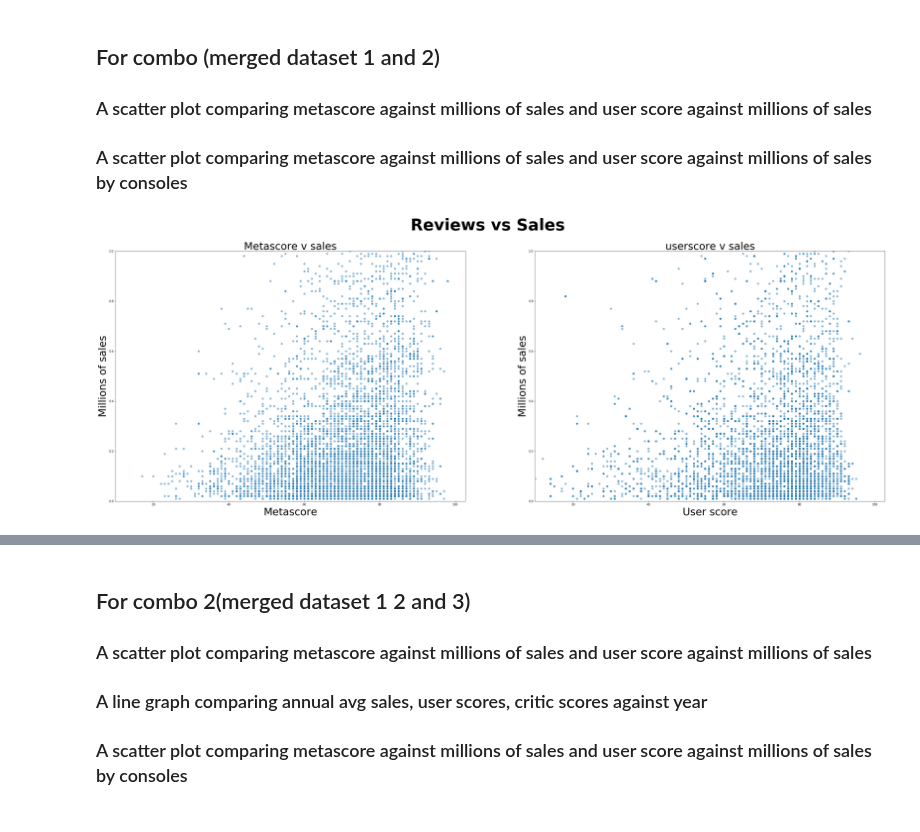
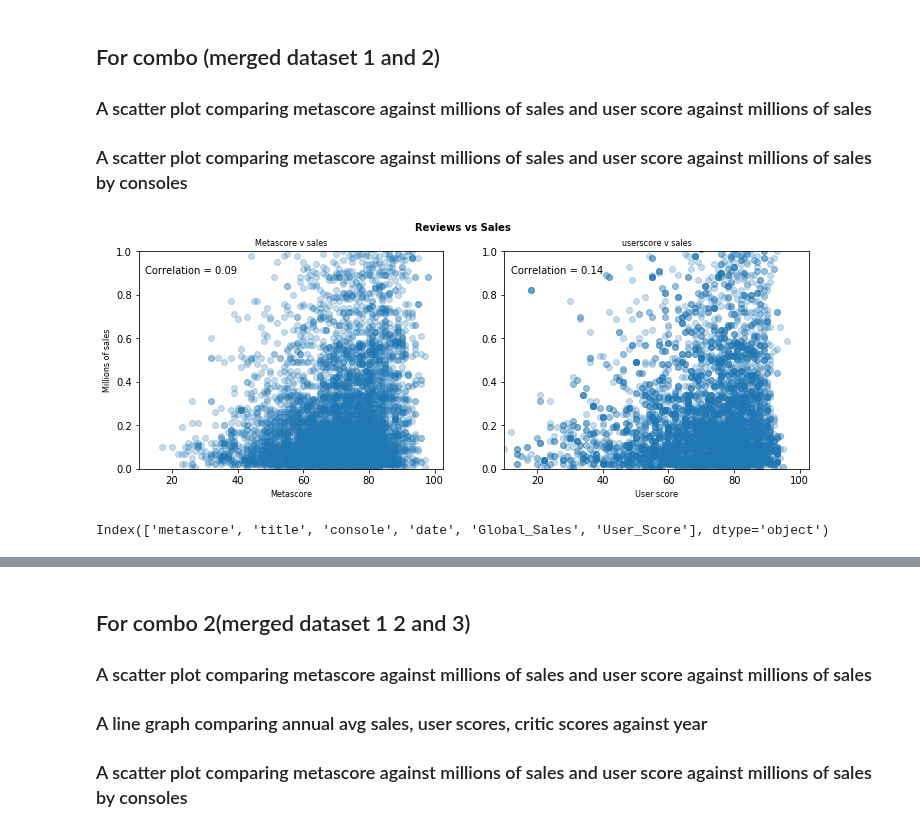
Before and after one commit to mell0611/data_science_project, a Jupyter notebook: data_analysis.ipynb, the cells around one changed output, grey strips where cells are left out. Cells and saved outputs as stored; diff of their text form; code cells hidden in the pictures.

Commit message:
simplified graph code

```diff
--- a/data_analysis.ipynb
+++ b/data_analysis.ipynb
@@ -20,24 +20,30 @@ combo2 = combo2.drop('Unnamed: 0',axis = 1)
 ### A scatter plot comparing metascore against millions of sales and user score against millions of sales by consoles
 # %%
 # Code for scatter plot comparing metascore against millions of sales and user score against millions of sales
+score_name = ['User_Score','metascore']
+fig, ax = plt.subplots(nrows = 1, ncols = 2, sharex = True, figsize = (12, 4))
+corr_mat = combo.corr()
 
-fig, ax = plt.subplots(nrows = 1, ncols = 2, sharex = True, figsize = (48,16))
-ax[0].scatter(combo["metascore"], combo["Global_Sales"], alpha= 0.5)
-ax[1].scatter(combo["User_Score"], combo["Global_Sales"], alpha= 0.5)
-fig.suptitle("Reviews vs Sales", fontsize = 56, fontweight = "bold")
-
-ax[0].set_title("Metascore v sales", fontsize = 36)
-ax[1].set_title("userscore v sales", fontsize = 36)
+ax[0].scatter(combo["metascore"], combo["Global_Sales"], alpha= 0.25)
+ax[1].scatter(combo["User_Score"], combo["Global_Sales"], alpha= 0.25)
+fig.suptitle("Reviews vs Sales", fontsize = 10, fontweight = "bold")
+count = 0
+ax[0].set_title("Metascore v sales", fontsize = 8)
+ax[1].set_title("userscore v sales", fontsize = 8)
 for var in ax:
     var.set_ylim(0,1)
-    var.set_ylabel("Millions of sales", fontsize = 36)
-ax[0].set_xlabel("Metascore", fontsize = 36)
-ax[1].set_xlabel("User score", fontsize =36)
-ax[0].set_xlim((100))
-ax[1].set_xlim((10))
+    cr = corr_mat.Global_Sales[score_name[count]] # get the correlation matrix
+    message = "Correlation = " + str(round(cr,2)) # put the stuff together
+    count+=1
+    var.text(40, 0.9, message, horizontalalignment='right')
+ax[0].set_xlabel("Metascore", fontsize = 8)
+ax[1].set_xlabel("User score", fontsize =8)
+ax[0].set_xlim(100)
+ax[1].set_xlim(10)
+ax[0].set_ylabel("Millions of sales", fontsize = 8)
 plt.show()
 # %% [output]
-[figure, old version]
+[figure, new version]
 # %%
 # Split combo into smaller dataframes according to the console and store them in a list "grouped"
 grouped = combo.groupby('console')
@@ -61,6 +62,10 @@ combonintendo = combonintendo.append(grouped.get_group('Switch'), ignore_index =
 # %%
 #Create a dataframe called combosony, in which info on pc will be stored
 combopc = grouped.get_group('PC')
+# %%
+combopc.columns
+# %% [output]
+Index(['metascore', 'title', 'console', 'date', 'Global_Sales', 'User_Score'], dtype='object')
 # %%
 # Create a dataframe called comboxbox, in which info on XBOX Line of consoles will be stored
 comboxbox = grouped.get_group('XONE') # Store info on the XBOX One as of this line
```
Also changed, not shown: parts of 7 cells of this notebook.
